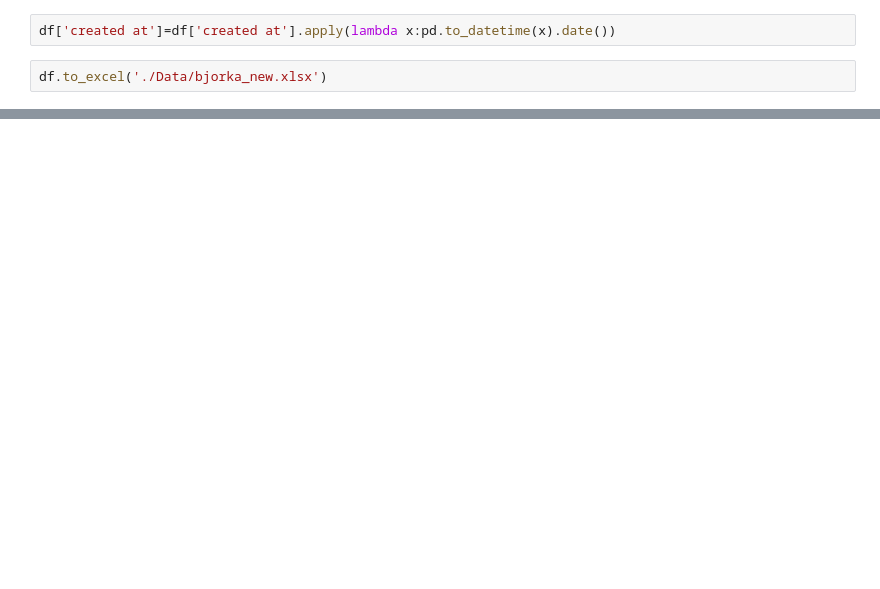
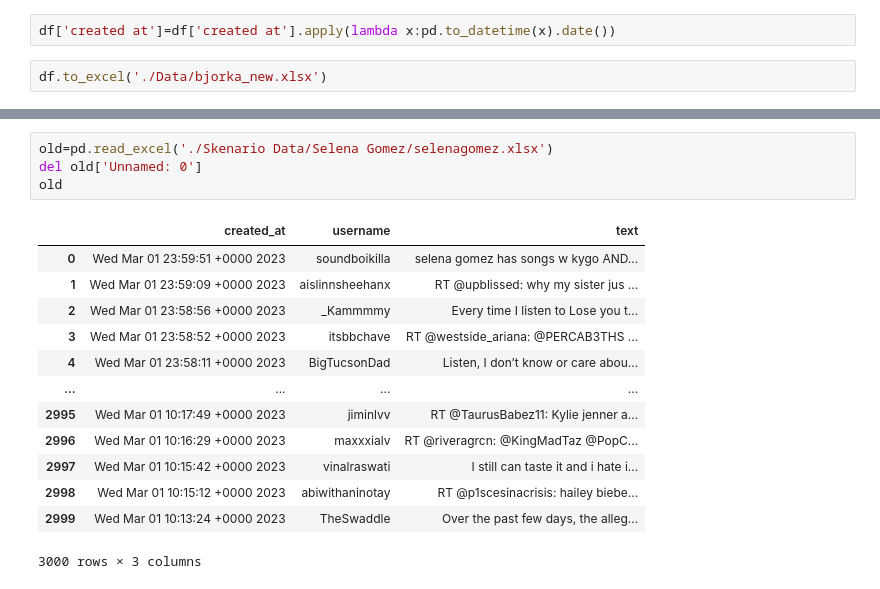
Before and after one commit to adrianuscharlie/ML-hate-speech-detection, a Jupyter notebook: data.ipynb, the cells around one changed output, grey strips where cells are left out. Cells and saved outputs as stored; diff of their text form; blank space fills up the shorter version.

```diff
--- a/data.ipynb
+++ b/data.ipynb
@@ -45,0 +147,18 @@ df.to_excel('./Data/bjorka_new.xlsx')
+# %%
+old=pd.read_excel('./Skenario Data/Selena Gomez/selenagomez.xlsx')
+del old['Unnamed: 0']
+old
+# %% [output]
+|  | created_at | username | text |
+| 0 | Wed Mar 01 23:59:51 +0000 2023 | soundboikilla | selena gomez has songs w kygo AND... |
+| 1 | Wed Mar 01 23:59:09 +0000 2023 | aislinnsheehanx | RT @upblissed: why my sister jus ... |
+| 2 | Wed Mar 01 23:58:56 +0000 2023 | _Kammmmy | Every time I listen to Lose you t... |
+| 3 | Wed Mar 01 23:58:52 +0000 2023 | itsbbchave | RT @westside_ariana: @PERCAB3THS ... |
+| 4 | Wed Mar 01 23:58:11 +0000 2023 | BigTucsonDad | Listen, I don’t know or care abou... |
+| ... | ... | ... | ... |
+| 2995 | Wed Mar 01 10:17:49 +0000 2023 | jiminlvv | RT @TaurusBabez11: Kylie jenner a... |
+| 2996 | Wed Mar 01 10:16:29 +0000 2023 | maxxxialv | RT @riveragrcn: @KingMadTaz @PopC... |
+| 2997 | Wed Mar 01 10:15:42 +0000 2023 | vinalraswati | I still can taste it and i hate i... |
+| 2998 | Wed Mar 01 10:15:12 +0000 2023 | abiwithaninotay | RT @p1scesinacrisis: hailey biebe... |
+| 2999 | Wed Mar 01 10:13:24 +0000 2023 | TheSwaddle | Over the past few days, the alleg... |
+3000 rows × 3 columns
```
Also changed, not shown: parts of 17 cells of this notebook, 18 other files.
